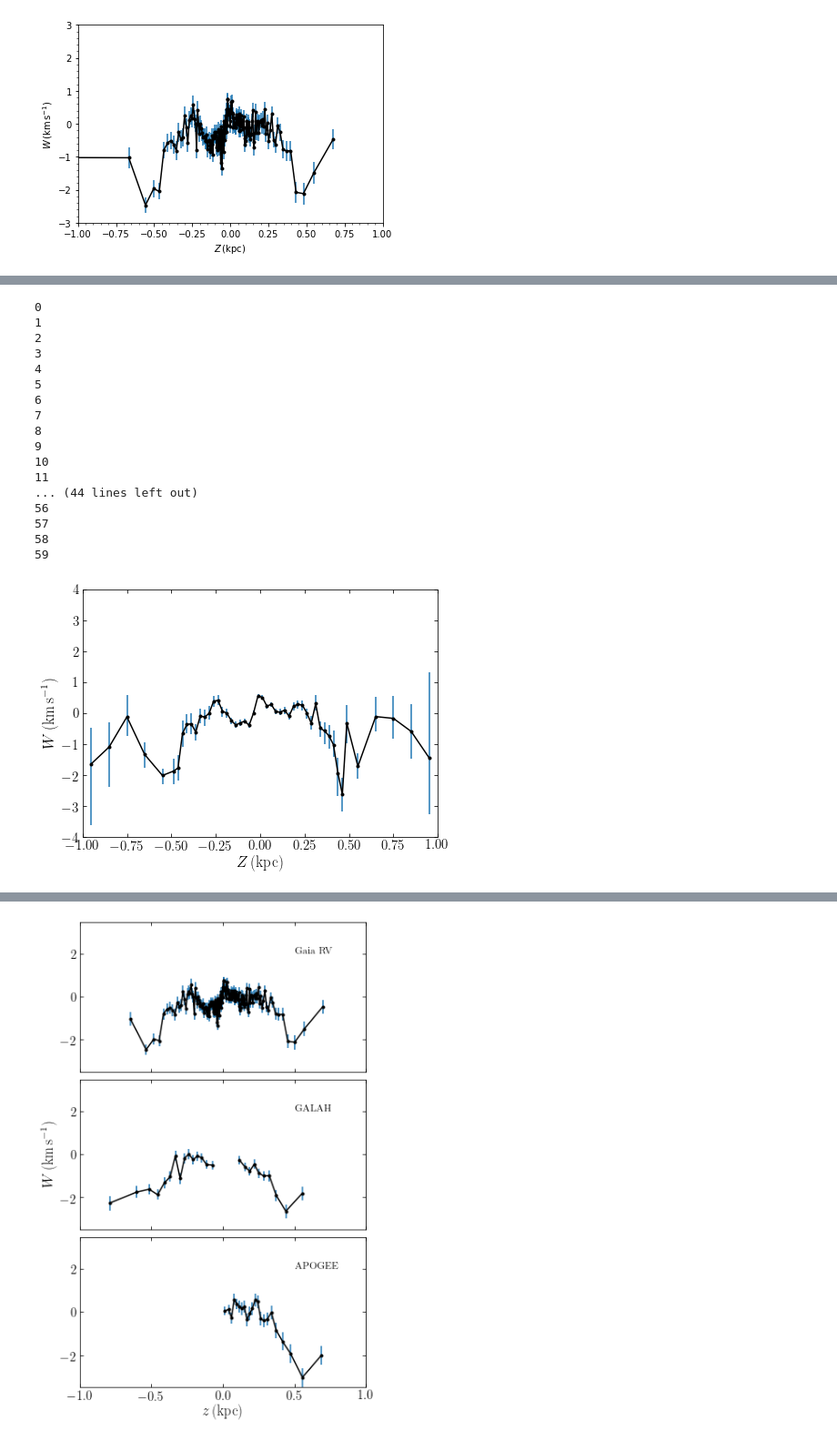
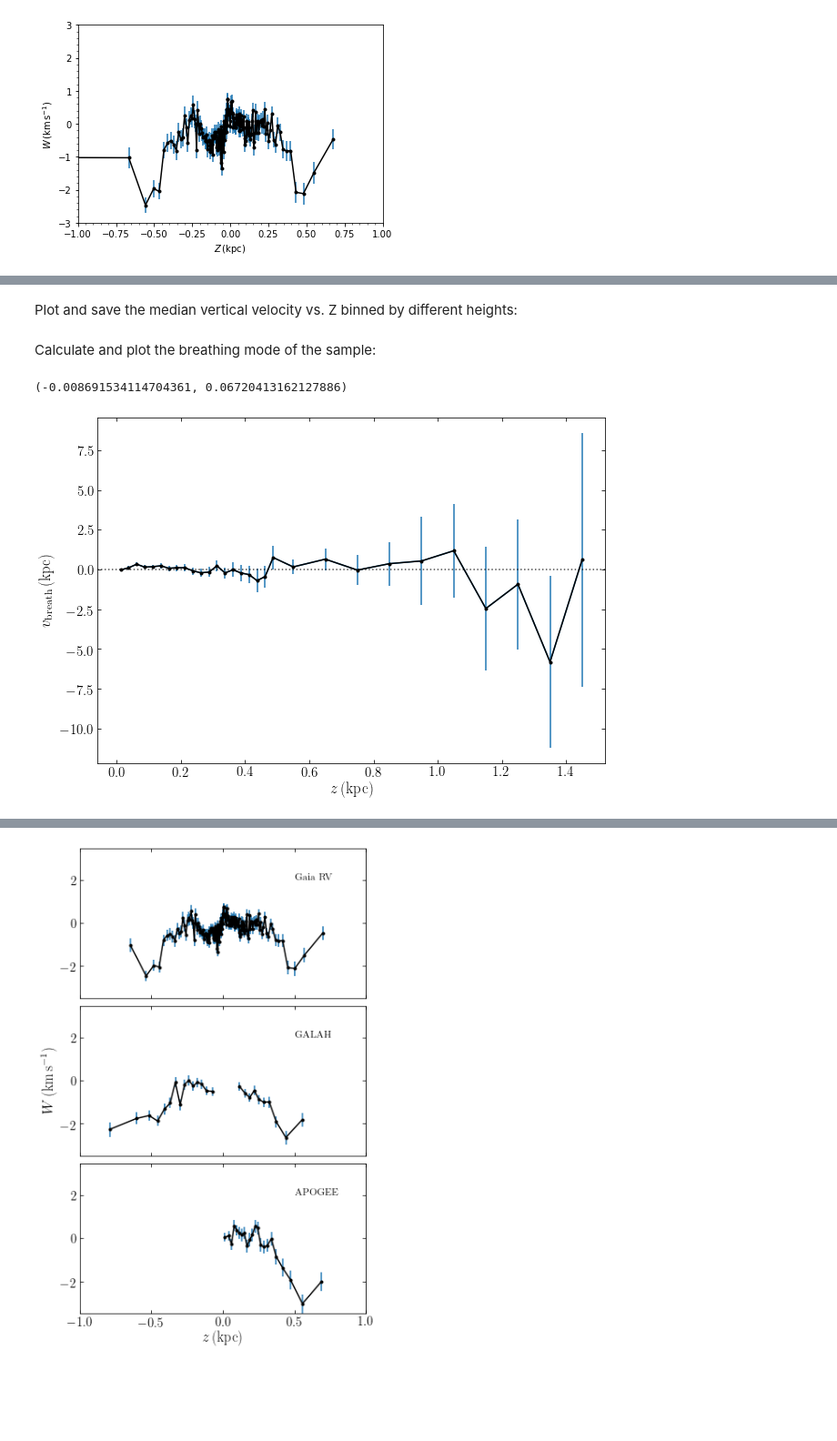
Before and after one commit to morganb-phys/VWaves-GaiaDR2, a Jupyter notebook: py/VerticalVelocities.ipynb, the cells around one changed output, grey strips where cells are left out. Shown at 91% size. Saved outputs shown, nothing was run; the diff lists cells and outputs as text; code cells hidden in the pictures; blank space fills up the shorter version.

```diff
--- a/py/VerticalVelocities.ipynb
+++ b/py/VerticalVelocities.ipynb
@@ -247,3 +275,5 @@ errorbar(XYZ[indx,2][sindx][::showskip],numpy.array(running_median_gaia[::showsk
+# %% [markdown]
+Plot and save the median vertical velocity vs. Z binned by different heights:
 # %%
 binw1= 0.025
 binw2= 0.1
@@ -257,43 +287,40 @@ sig= zeros(len(bins)-1)
 sig_b= zeros(len(bins)-1)
 
 for i in range(len(bins)-1):
-    print(i)
     sample= UVW[indx,2][(XYZ[indx,2]>bins[i])*(XYZ[indx,2]<bins[i+1])]+vave)
     vave[i]= median(sample)
     vave_b[i], sig_b[i]= bootstrap(sample,10000)
     sig[i]= 1.4826*median(abs(sample-numpy.nanmedian(sample)))/sqrt(len(sample))
+
+bovy_plot.bovy_print(axes_labelsize=17.,text_fontsize=12.,xtick_labelsize=15.,ytick_labelsize=15.)
+figsize(7,5)
+
+mid= (bins[1:]+bins[:-1])/2.
+mask= [(mid<1)*(mid>-1)]
+plot(mid[mask],vave[mask],'k.-')
+errorbar(mid[1:-1],vave_b[1:-1],yerr=sig_b[1:-1],marker='None',ls='None')
+xlim([-1,1])
+ylim([-4,4])
+
+xlabel(r'$Z\,(\mathrm{kpc})$')
+ylabel(r'$W\,(\mathrm{km\,s}^{-1})$')
+
+np.savetxt('bin_vel.txt', [mid[mask],vave[mask],sig_b[mask]])
-# %% [output]
-0
-1
-2
-3
-4
-5
-6
-7
-8
-9
-10
-11
-... (44 lines left out)
-56
-57
-58
-59
+# %% [markdown]
+Calculate and plot the breathing mode of the sample:
 # %%
 bovy_plot.bovy_print(axes_labelsize=17.,text_fontsize=12.,xtick_labelsize=15.,ytick_labelsize=15.)
-figsize(7,5)
+figsize(10,7)
 
 mid= (bins[1:]+bins[:-1])/2.
-mask= [(mid<1)*(mid>-1)]
-plot(mid[mask],vave[mask],'k.-')
-errorbar(mid[1:-1],vave_b[1:-1],yerr=sig_b[1:-1],marker='None',ls='None')
-xlim([-1,1])
-ylim([-4,4])
+errorbar(mid[mid>0.],((vave_b-vave_b[::-1])/2.)[mid>0.],sqrt(sig_b**2+sig_b[::-1]**2)[mid>0],zorder=0)
+plot(mid[mid>0.],((vave_b-vave_b[::-1])/2.)[mid>0.],'k',marker='.',ls='-',zorder=10)
+axhline(0.,color='k',ls=':',alpha=0.7)
+xlabel(r'$z\,\mathrm{(kpc)}$')
+ylabel(r'$v_\mathrm{breath}\,\mathrm{(kpc)}$')
+savefig('breath.png')
 
-xlabel(r'$Z\,(\mathrm{kpc})$')
-ylabel(r'$W\,(\mathrm{km\,s}^{-1})$')
-
-np.save('bin_vel', [mid[mask],vave[mask],sig_b[mask]])
+print(bootstrap((vave_b-vave_b[::-1])/2.,10000))
 # %% [output]
+(-0.008691534114704361, 0.06720413162127886)
-[figure, old version]
+[figure, new version]
```
Also changed, not shown: parts of 33 cells of this notebook, 4 other files.
